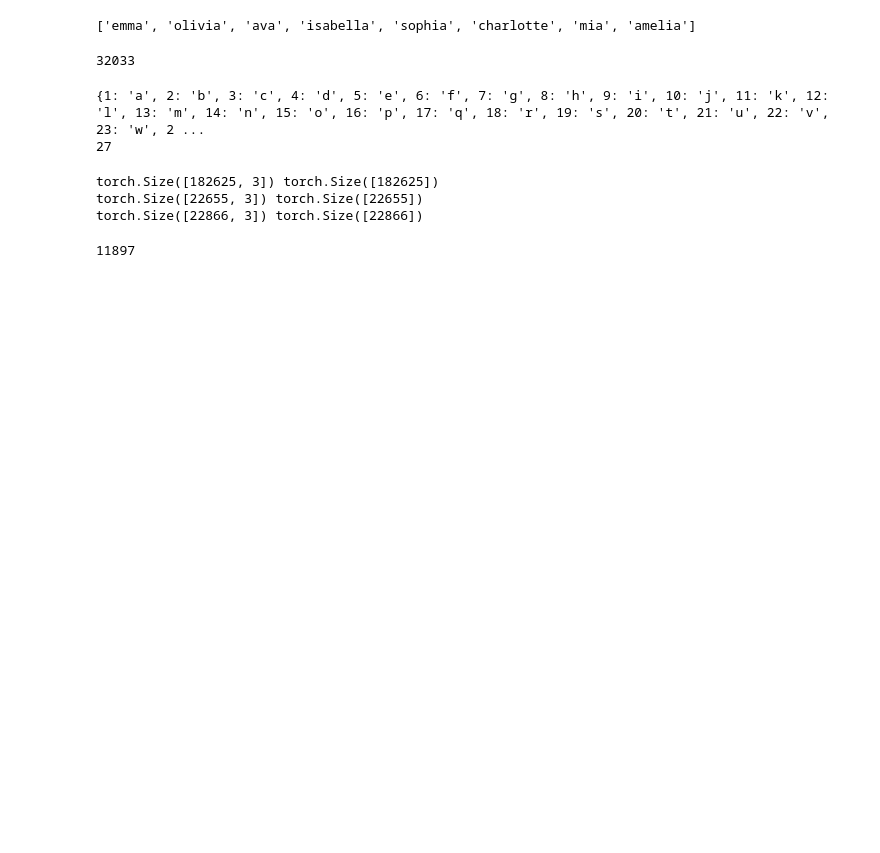
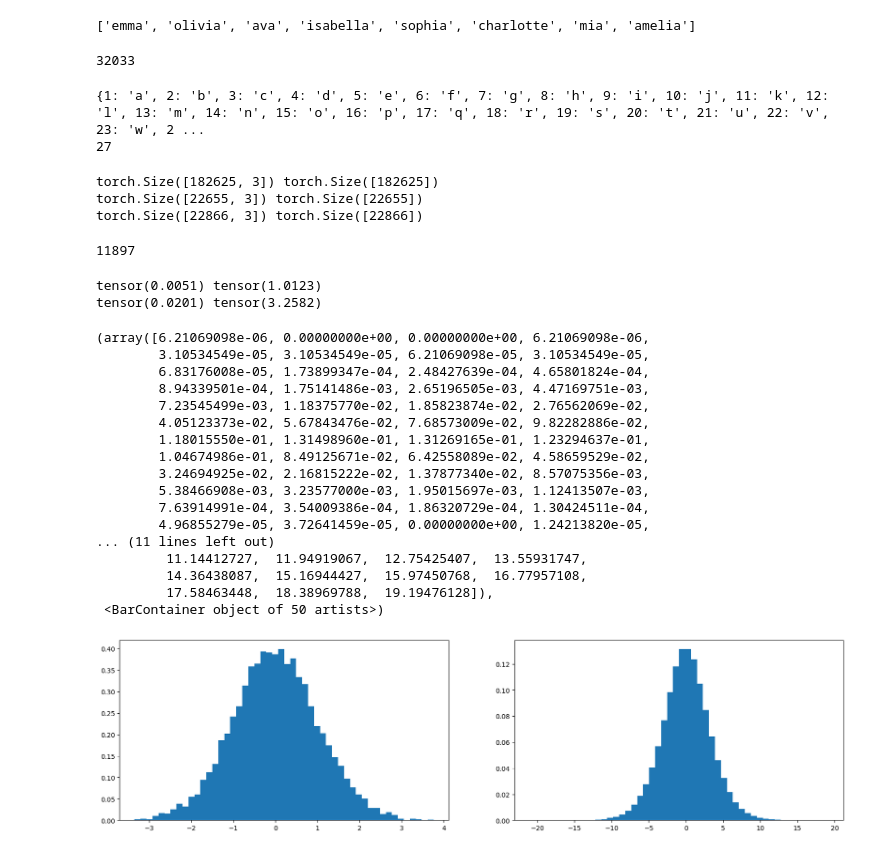
Before and after one commit to BaobabAfter17/andrej_karpathy, a Jupyter notebook: makemore/part3_MLP3/makemore_part3.ipynb, the cells around one changed output. Cells and saved outputs as stored; diff of their text form; code cells hidden in the pictures; blank space fills up the shorter version.

```diff
--- a/makemore/part3_MLP3/makemore_part3.ipynb
+++ b/makemore/part3_MLP3/makemore_part3.ipynb
@@ -99,6 +101,45 @@ for p in parameters:
     p.requires_grad = True
 # %% [output]
 11897
+# %%
+# how to choose the scale number, i.e. 0.2 / 0.01 above
+# x is a standard Guassian distribution, with mean = 0, std = 1
+# how to scale the w so to remain the Guassian distribution for y
+# i.e. for y_mean = 0, y_std = 1
+x = torch.randn(1000, 10)
+w = torch.randn(10, 200)
+y = x @ w
+print(x.mean(), x.std())
+print(y.mean(), y.std())
+plt.figure(figsize=(20, 5))
+plt.subplot(121)
+plt.hist(x.view(-1).tolist(), 50, density=True)
+plt.subplot(122)
+plt.hist(y.view(-1).tolist(), 50, density=True)
+
+# solution: refer to torch.nn.init.kaiming_normal
+# also torch.nn.init.calculate_gain
+# %% [output]
+tensor(0.0051) tensor(1.0123)
+tensor(0.0201) tensor(3.2582)
+(array([6.21069098e-06, 0.00000000e+00, 0.00000000e+00, 6.21069098e-06,
+        3.10534549e-05, 3.10534549e-05, 6.21069098e-05, 3.10534549e-05,
+        6.83176008e-05, 1.73899347e-04, 2.48427639e-04, 4.65801824e-04,
+        8.94339501e-04, 1.75141486e-03, 2.65196505e-03, 4.47169751e-03,
+        7.23545499e-03, 1.18375770e-02, 1.85823874e-02, 2.76562069e-02,
+        4.05123373e-02, 5.67843476e-02, 7.68573009e-02, 9.82282886e-02,
+        1.18015550e-01, 1.31498960e-01, 1.31269165e-01, 1.23294637e-01,
+        1.04674986e-01, 8.49125671e-02, 6.42558089e-02, 4.58659529e-02,
+        3.24694925e-02, 2.16815222e-02, 1.37877340e-02, 8.57075356e-03,
+        5.38466908e-03, 3.23577000e-03, 1.95015697e-03, 1.12413507e-03,
+        7.63914991e-04, 3.54009386e-04, 1.86320729e-04, 1.30424511e-04,
+        4.96855279e-05, 3.72641459e-05, 0.00000000e+00, 1.24213820e-05,
+... (11 lines left out)
+         11.14412727,  11.94919067,  12.75425407,  13.55931747,
+         14.36438087,  15.16944427,  15.97450768,  16.77957108,
+         17.58463448,  18.38969788,  19.19476128]),
+ <BarContainer object of 50 artists>)
+[figure, added]
 # %%
 # same optimization as last time
 max_steps = 200000
```
Also changed, not shown: parts of 6 cells of this notebook.
